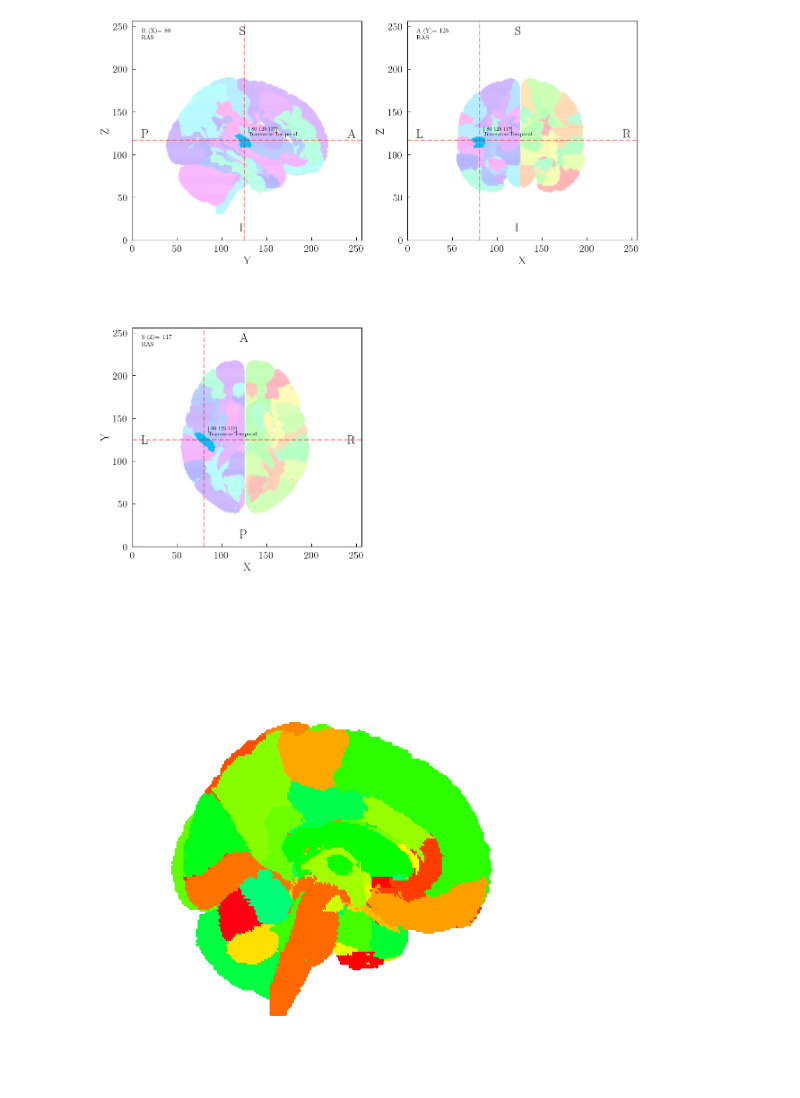
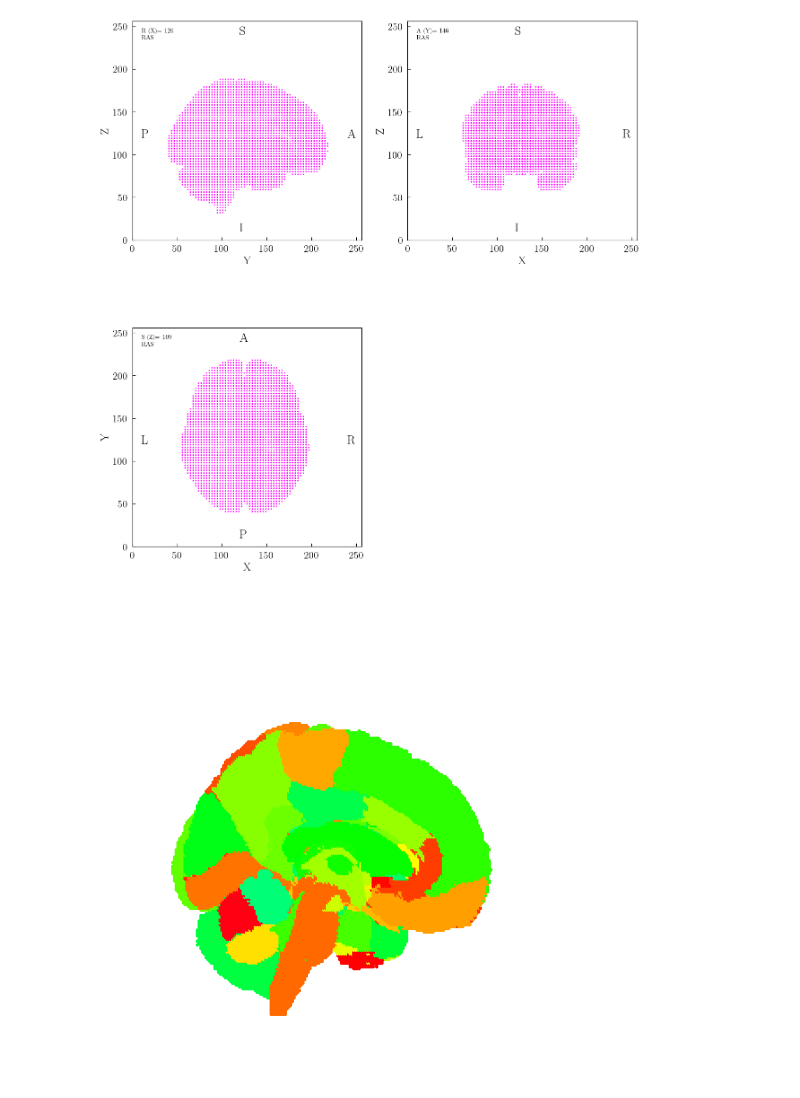
Before and after one commit to kdotdot/cerebra_atlas_python, a Jupyter notebook: notebooks/2d_example.ipynb, the cells around one changed output. Cells and saved outputs as stored; diff of their text form; code cells hidden in the pictures.

```diff
--- a/notebooks/2d_example.ipynb
+++ b/notebooks/2d_example.ipynb
@@ -26,8 +35,8 @@ Positions (in meters) and orientations
 # %%
-fig, axs = cerebra.orthoview(plot_highlighted_region=65)
+fig, axs = cerebra.orthoview(plot_src_space=True, plot_regions=False)
 fig.savefig("../images/out.png",bbox_inches='tight')
 # %% [output]
-[figure, old version]
+[figure, new version]
 # %%
 
 fig, ax = cerebra.plot(add_top_left_info=False, add_coordinate_frame_info=False,  add_grid=True, add_ax_labels=False)
```
Also changed, not shown: parts of 1 cell of this notebook, 12 other files.
